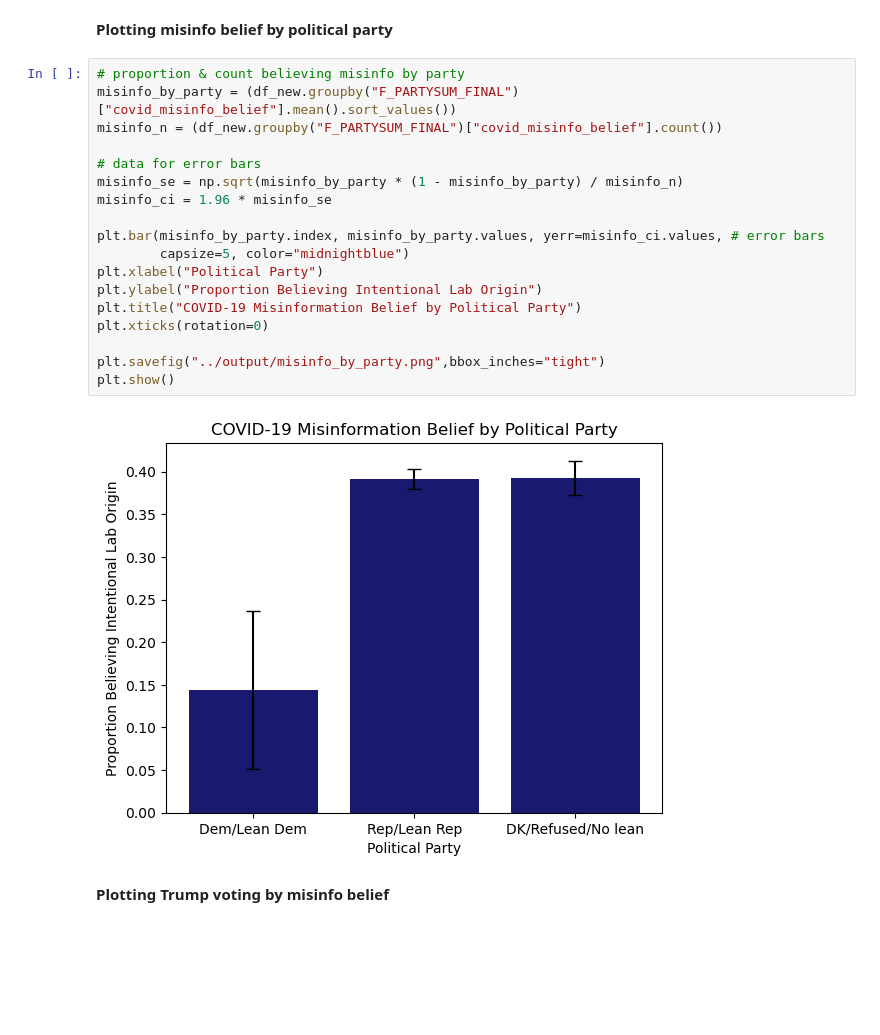
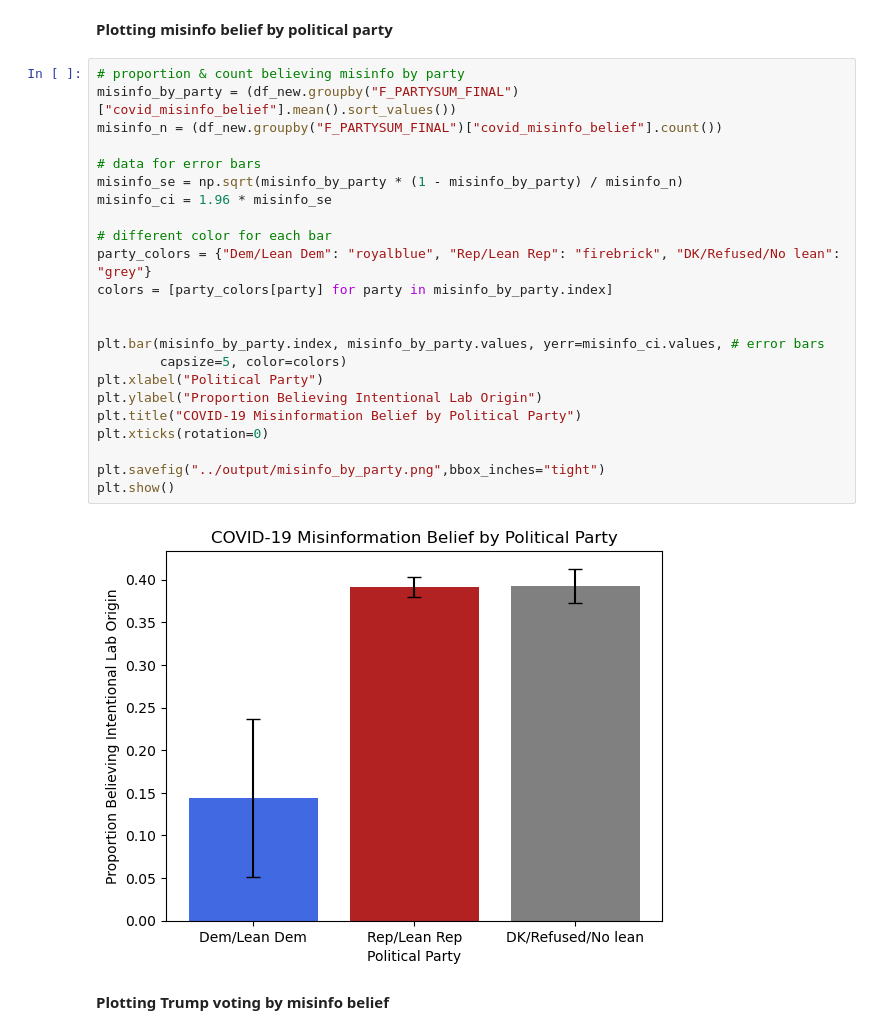
Before and after one commit to ameliabrooks28/QSS20_Project, a Jupyter notebook: code/02_analyze.ipynb, the cells around one changed output. Drawn from its saved outputs; the diff is of its cells as text; blank space fills up the shorter version.

```diff
--- a/code/02_analyze.ipynb
+++ b/code/02_analyze.ipynb
@@ -46,23 +46,28 @@ pd.crosstab(df_new["F_PARTYSUM_FINAL"], df_new["covid_misinfo_belief"])
 # %%
 # proportion & count believing misinfo by party
 misinfo_by_party = (df_new.groupby("F_PARTYSUM_FINAL")["covid_misinfo_belief"].mean().sort_values())
 misinfo_n = (df_new.groupby("F_PARTYSUM_FINAL")["covid_misinfo_belief"].count())
 
 # data for error bars
 misinfo_se = np.sqrt(misinfo_by_party * (1 - misinfo_by_party) / misinfo_n)
 misinfo_ci = 1.96 * misinfo_se
 
+# different color for each bar
+party_colors = {"Dem/Lean Dem": "royalblue", "Rep/Lean Rep": "firebrick", "DK/Refused/No lean": "grey"}
+colors = [party_colors[party] for party in misinfo_by_party.index]
+
+
 plt.bar(misinfo_by_party.index, misinfo_by_party.values, yerr=misinfo_ci.values, # error bars
-        capsize=5, color="midnightblue")
+        capsize=5, color=colors)
 plt.xlabel("Political Party")
 plt.ylabel("Proportion Believing Intentional Lab Origin")
 plt.title("COVID-19 Misinformation Belief by Political Party")
 plt.xticks(rotation=0)
 
 plt.savefig("../output/misinfo_by_party.png",bbox_inches="tight")
 plt.show()
 # %% [output]
-[figure, old version]
+[figure, new version]
 # %% [markdown]
 **Plotting Trump voting by misinfo belief**
 # %%
```
Also changed, not shown: parts of 1 cell of this notebook, 3 other files.
